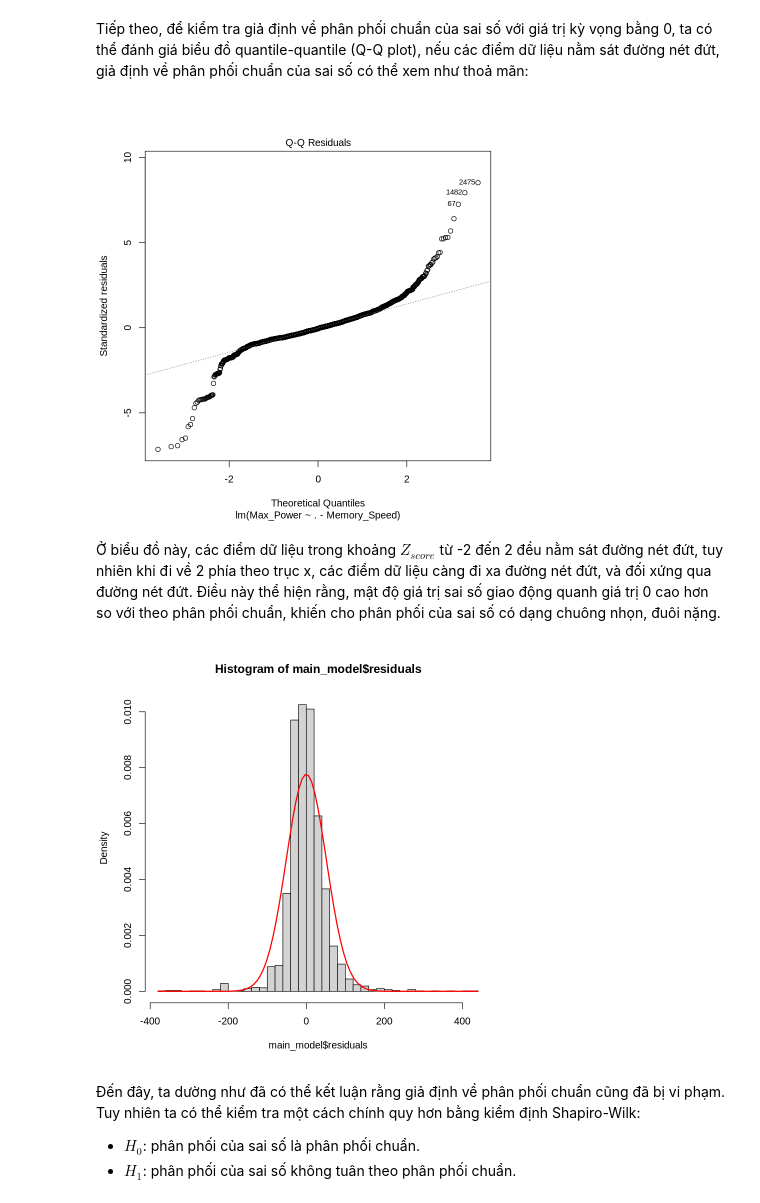
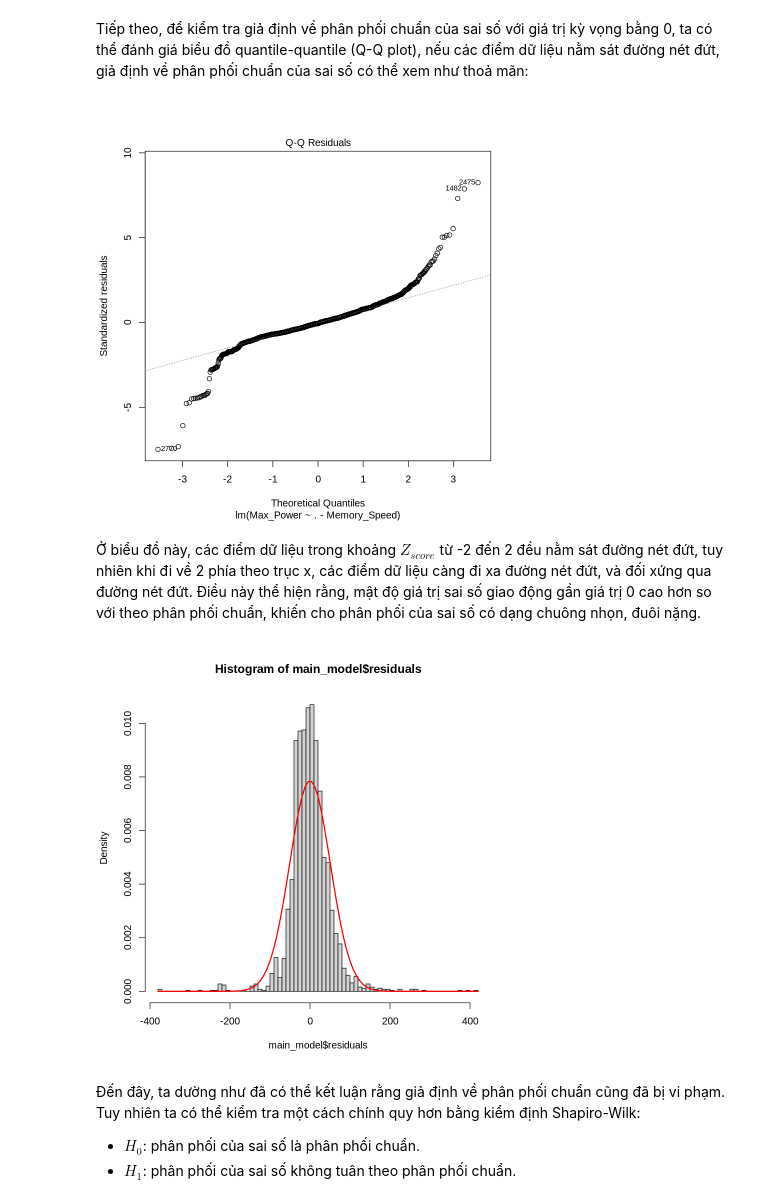
Before and after one commit to mhaih/btl_xstk, a Jupyter notebook: linear-regression/mlr.ipynb, the cells around one changed output. Cells and saved outputs as stored; diff of their text form; code cells hidden in the pictures.

```diff
--- a/linear-regression/mlr.ipynb
+++ b/linear-regression/mlr.ipynb
@@ -15,3 +5,5 @@ Installing package into ‘/usr/local/lib/R/site-library’
+# %%
+gpu_clean <- read.csv("gpu_ready_for_models.csv")
 # %% [markdown]
 Cài đặt thư viện
 # %%
@@ -77,0 +56,15 @@ Trước tiên, ta sẽ đánh giá hiện tượng đa cộng tuyến giữa c
+# %%
+
+set.seed(42)
+n <- nrow(gpu_filter)
+train_size <- floor(0.8 * n)
+train_indices <- sample(seq_len(n), size = train_size)
+
+# Tách dữ liệu
+train_set <- gpu_filter[train_indices, ]
+test_set  <- gpu_filter[-train_indices, ]
+cat("Train set:", nrow(train_set), "dòng\n")
+cat("Test set:", nrow(test_set), "dòng")
+
+base_model <- lm(Max_Power ~ ., data = train_set)
+summary(base_model)
@@ -130,5 +148,5 @@ Dựa vào kết quả của lệnh trên, ta nhận ra ngay có p-value của M
 # %%
-model_2 <- lm(Max_Power ~ . - Memory_Speed, data = gpu_filter)
+model_2 <- lm(Max_Power ~ . - Memory_Speed, data = train_set)
 summary(model_2)$coefficients
 # %% [output]
 A matrix: 8 × 4 of type dbl
@@ -192,17 +229,17 @@ Tiếp theo, để kiểm tra giả định về phân phối chuẩn của sai
 # %%
 plot(main_model, which = 2)
 # %% [output]
-[figure, old version]
+[figure, new version]
 # %% [markdown]
 Ở biểu đồ này, các điểm dữ liệu trong khoảng $Z_{score}$ từ -2 đến 2 đều nằm sát đường nét đứt, tuy nhiên khi đi về 2 phía theo trục x, các điểm dữ liệu càng đi xa đường nét đứt, và đối xứng qua đường nét đứt.
-Điều này thể hiện rằng, mật độ giá trị sai số giao động quanh giá trị 0 cao hơn so với theo phân phối chuẩn, khiến cho phân phối của sai số có dạng chuông nhọn, đuôi nặng.
+Điều này thể hiện rằng, mật độ giá trị sai số giao động gần giá trị 0 cao hơn so với theo phân phối chuẩn, khiến cho phân phối của sai số có dạng chuông nhọn, đuôi nặng.
 # %%
-hist(main_model$residuals, breaks = 50, freq = FALSE)
+hist(main_model$residuals, breaks = 80, freq = FALSE)
 m <- mean(main_model$residuals)
 std <- sd(main_model$residuals)
 curve(dnorm(x, mean = m, sd = std), col = "red", lwd = 2, add = TRUE)
 # %% [output]
-[figure, old version]
+[figure, new version]
 # %% [markdown]
 Đến đây, ta dường như đã có thể kết luận rằng giả định về phân phối chuẩn cũng đã bị vi phạm. Tuy nhiên ta có thể kiểm tra một cách chính quy hơn bằng kiểm định Shapiro-Wilk:
 - $H_0$: phân phối của sai số là phân phối chuẩn.
```
Also changed, not shown: parts of 37 cells of this notebook, 1 other file.
